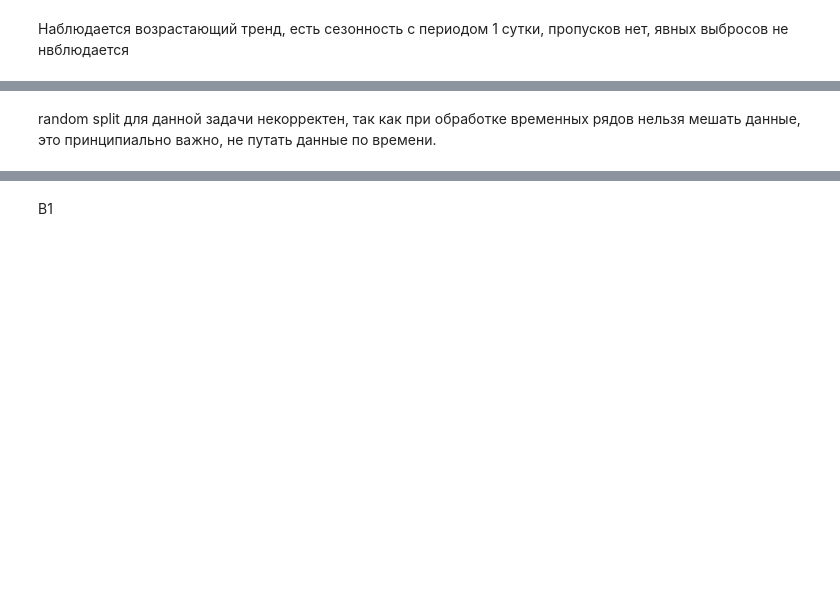
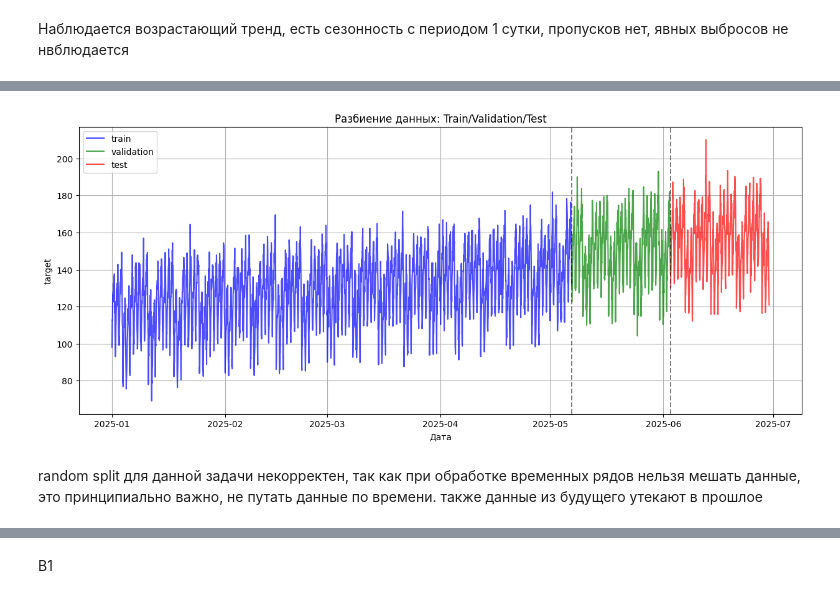
Before and after one commit to chiseliza/aie_chistyakova, a Jupyter notebook: homeworks/HW12/HW12.ipynb, the cells around one changed output, grey strips where cells are left out. Drawn from its saved outputs; the diff is of its cells as text; code cells hidden in the pictures; blank space fills up the shorter version.

```diff
--- a/homeworks/HW12/HW12.ipynb
+++ b/homeworks/HW12/HW12.ipynb
@@ -121,2 +91,0 @@ Test:  2025-06-03 00:00:00 -> 2025-06-29 23:00:00 (n=648)
-# %% [markdown]
-random split для данной задачи некорректен, так как при обработке временных рядов нельзя мешать данные, это принципиально важно, не путать данные по времени.
@@ -151,0 +92,33 @@ y_test = test_feat['target']
+# %%
+n = len(df)
+train_size = int(0.7 * n)
+val_size = int(0.15 * n)
+test_size = n - train_size - val_size
+
+train_end = train_size
+val_end = train_size + val_size
+
+df['split'] = 'train'
+df.loc[train_size:val_end-1, 'split'] = 'validation'
+df.loc[val_end:, 'split'] = 'test'
+
+print(f"Train: {train_size} samples ({df['date'].iloc[0]} - {df['date'].iloc[train_end-1]})")
+print(f"Validation: {val_size} samples ({df['date'].iloc[train_end]} - {df['date'].iloc[val_end-1]})")
+print(f"Test: {test_size} samples ({df['date'].iloc[val_end]} - {df['date'].iloc[-1]})")
+
+plt.figure(figsize=(15, 6))
+colors = {'train': 'blue', 'validation': 'green', 'test': 'red'}
+for split_name, color in colors.items():
+    mask = df['split'] == split_name
+    plt.plot(df.loc[mask, 'date'], df.loc[mask, 'target'],
+             color=color, label=split_name, alpha=0.7)
+plt.axvline(x=df['date'].iloc[train_end-1], color='black', linestyle='--', alpha=0.5)
+plt.axvline(x=df['date'].iloc[val_end-1], color='black', linestyle='--', alpha=0.5)
+plt.title('Разбиение данных: Train/Validation/Test')
+plt.xlabel('Дата')
+plt.ylabel('target')
+plt.legend()
+plt.grid()
+plt.savefig('artifacts/figures/series_split.png')
+plt.show()
+# %% [output]
@@ -151,0 +128,3 @@ y_test = test_feat['target']
+[figure, added]
+# %% [markdown]
+random split для данной задачи некорректен, так как при обработке временных рядов нельзя мешать данные, это принципиально важно, не путать данные по времени. также данные из будущего утекают в прошлое
```
Also changed, not shown: parts of 15 cells of this notebook, 7 other files.
